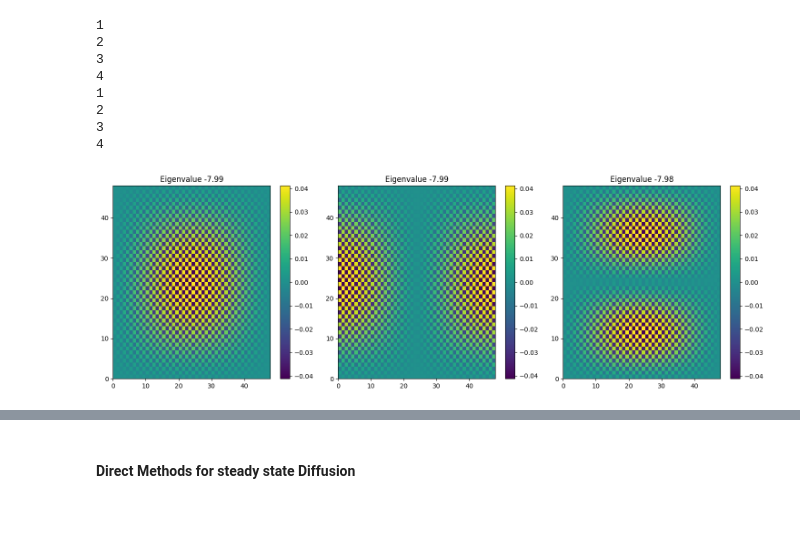
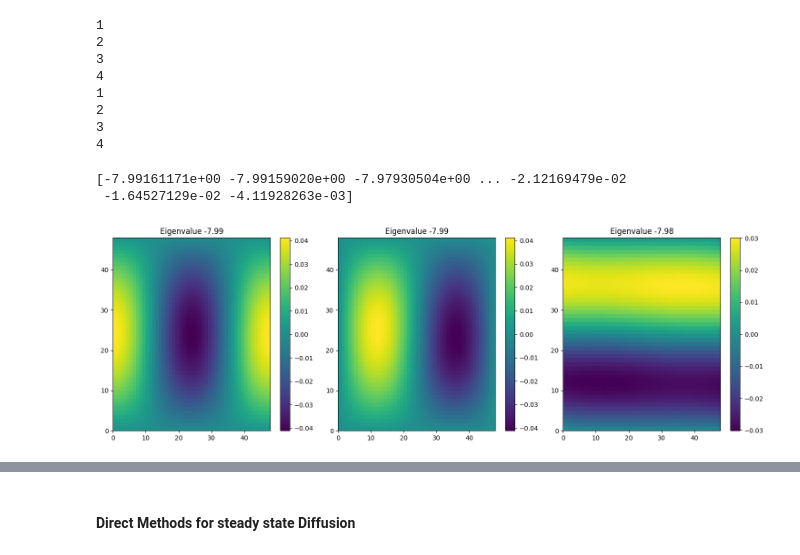
Before and after one commit to shreyaraghavendra/scientific-computing-group2, a Jupyter notebook: set3.ipynb, the cells around one changed output, grey strips where cells are left out. Drawn from its saved outputs; the diff is of its cells as text; code cells hidden in the pictures; blank space fills up the shorter version.

Commit message:
plots_updated

```diff
--- a/set3.ipynb
+++ b/set3.ipynb
@@ -146,28 +171,41 @@ plt.show()
 # %%
 def create_sparse_matrix(N):
     size = (N-2)**2
     diagonals = -4 * np.ones(size)
     off_diags = np.ones(size-1)
     far_off_diags = np.ones(size-(N-2))
     M = diags([diagonals, off_diags, off_diags, far_off_diags, far_off_diags], [0, -1, 1, -(N-2), (N-2)], format="csr")
     return M
+def sortEigenmodes(w,v):
+    wOrder = np.argsort(w)
+    w,v = np.sort(w), v[wOrder]
+    wOrder = np.nonzero(w)
+    w,v = w[wOrder], v[wOrder]
+    w,v = w[::1],v[::1]
+    return w,v
+
 N = 50  # Size of the grid including boundaries
 M = create_sparse_matrix(N).toarray()
 # eigenvalues, eigenvectors = eigh(M)
-eigenvalues, eigenvectors = eigsh(M)
+eigenvalues, eigenvectors = eigh(M)
+# eigenvalues, eigenvectors = sortEigenmodes(eigenvalues, eigenvectors)
+print(eigenvalues)
 
 # Correct the reshape dimensions to match the size of the interior grid
-interior_size = N - 2  # Subtracting the boundaries
+interior_size = N-2  # Subtracting the boundaries
 
 # Plot the first few eigenvectors
 fig, axes = plt.subplots(1, 3, figsize=(15, 5))
 for i in range(3):
     ax = axes[i]
-    eigenvector = eigenvectors[:, i].reshape((interior_size, interior_size))
+    # print(eigenvectors[:, i])
+    eigenvector = eigenvectors[:, i+2300].reshape((interior_size, interior_size))
     c = ax.pcolormesh(eigenvector, cmap='viridis')
     fig.colorbar(c, ax=ax)
     ax.set_title(f'Eigenvalue {eigenvalues[i]:.2f}')
 plt.tight_layout()
 plt.show()
 # %% [output]
+[-7.99161171e+00 -7.99159020e+00 -7.97930504e+00 ... -2.12169479e-02
+ -1.64527129e-02 -4.11928263e-03]
-[figure, old version]
+[figure, new version]
```
Also changed, not shown: parts of 6 cells of this notebook.
